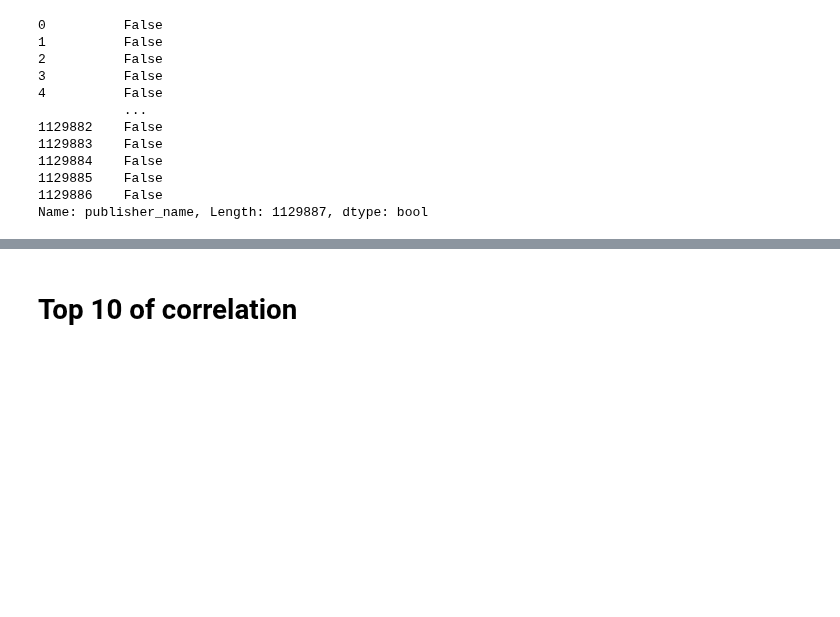
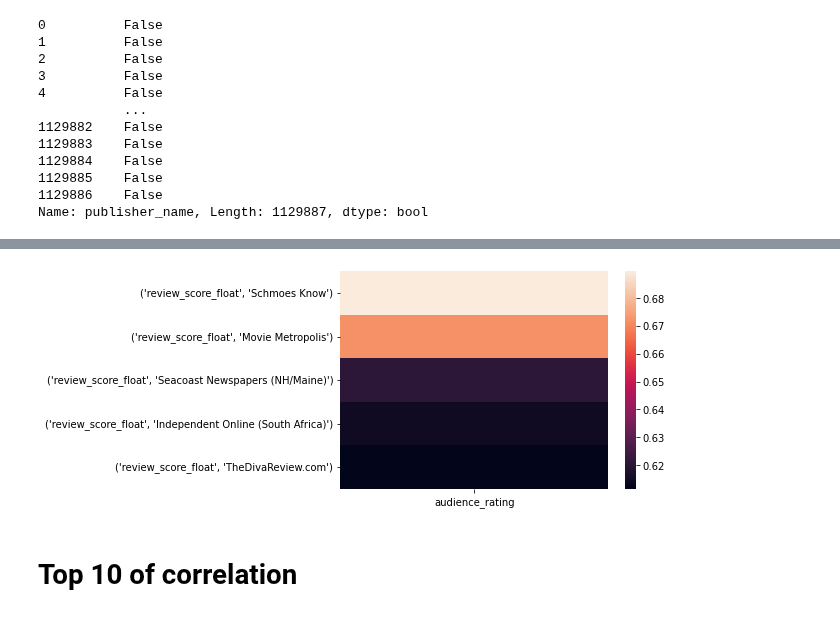
Before and after one commit to fdmdlb/nextflix, a Jupyter notebook: review_magazine_share.ipynb, the cells around one changed output, grey strips where cells are left out. Saved outputs shown, nothing was run; the diff lists cells and outputs as text; code cells hidden in the pictures; blank space fills up the shorter version.

Commit message:
Add heatmaps

```diff
--- a/review_magazine_share.ipynb
+++ b/review_magazine_share.ipynb
@@ -255,4 +255,5 @@ publishers_corr.corr(min_periods=200)[["audience_rating"]]
 # %%
-fig = px.imshow(publishers_corr.corr(min_periods=200))
-fig.show()
+#fig = px.imshow(publishers_corr.corr(min_periods=200).sort_values("audience_rating", ascending=False)[1:6])
+#fig.show()
+ax = sns.heatmap(publishers_corr.corr(min_periods=200)[["audience_rating"]].sort_values("audience_rating", ascending=False)[1:6])
 # %% [output]
@@ -260,3 +260,4 @@ fig.show()
+[figure, added]
 # %% [markdown]
 # Top 10 of correlation
 # %%
```
Also changed, not shown: parts of 3 cells of this notebook.
